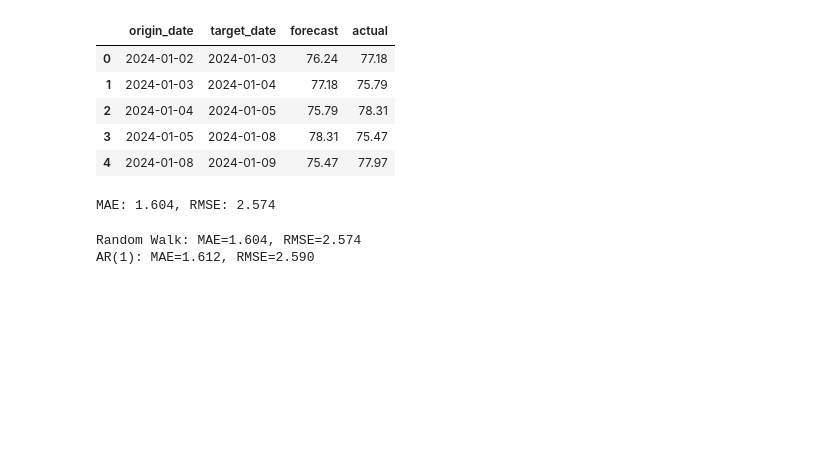
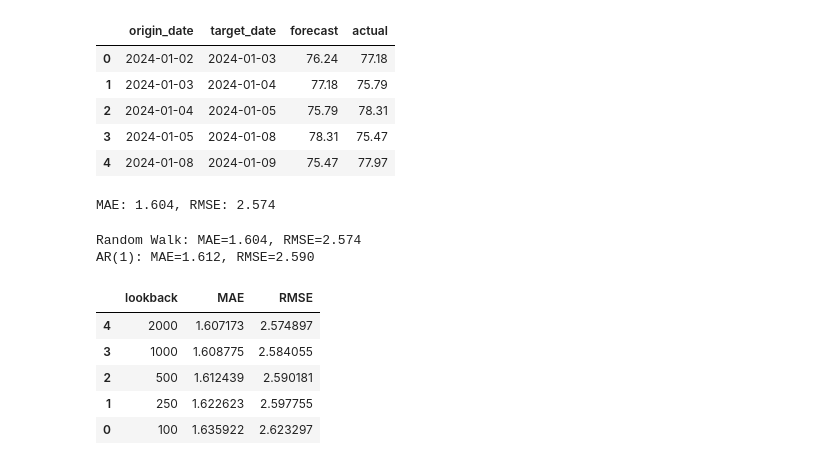
Before and after one commit to airrehn/Sample-Taxed, a Jupyter notebook: notebooks/01_explore_data.ipynb, the cells around one changed output. Drawn from its saved outputs; the diff is of its cells as text; code cells hidden in the pictures; blank space fills up the shorter version.

```diff
--- a/notebooks/01_explore_data.ipynb
+++ b/notebooks/01_explore_data.ipynb
@@ -99,3 +100,30 @@ for name, result in [("Random Walk", rw_results), ("AR(1)", ar1_results)]:
 # %% [output]
 Random Walk: MAE=1.604, RMSE=2.574
 AR(1): MAE=1.612, RMSE=2.590
+# %%
+lookback_candidates = [100, 250, 500, 1000, 2000]
+
+summary = []
+for lb in lookback_candidates:
+    res = walk_forward(
+        data,
+        horizon=1,
+        start_date="2024-01-01",
+        end_date="2026-09-30",
+        forecast_funct=ar1_forecast,
+        lookback=lb,
+    )
+    err = res["actual"] - res["forecast"]
+    mae = err.abs().mean()
+    rmse = (err ** 2).mean() ** 0.5
+    summary.append({"lookback": lb, "MAE": mae, "RMSE": rmse})
+
+summary_df = pd.DataFrame(summary)
+summary_df.sort_values("RMSE")
+# %% [output]
+|  | lookback | MAE | RMSE |
+| 4 | 2000 | 1.607173 | 2.574897 |
+| 3 | 1000 | 1.608775 | 2.584055 |
+| 2 | 500 | 1.612439 | 2.590181 |
+| 1 | 250 | 1.622623 | 2.597755 |
+| 0 | 100 | 1.635922 | 2.623297 |
```
Also changed, not shown: parts of 1 cell of this notebook, 4 other files.
